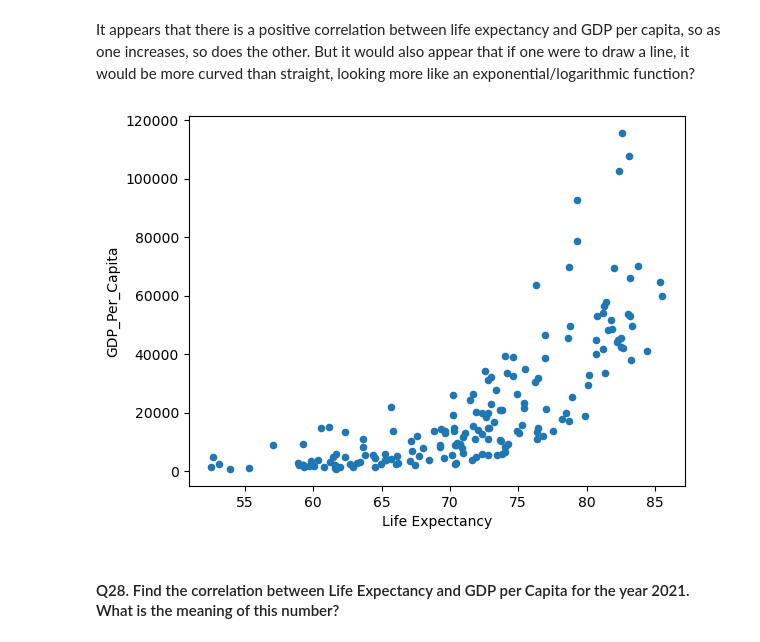
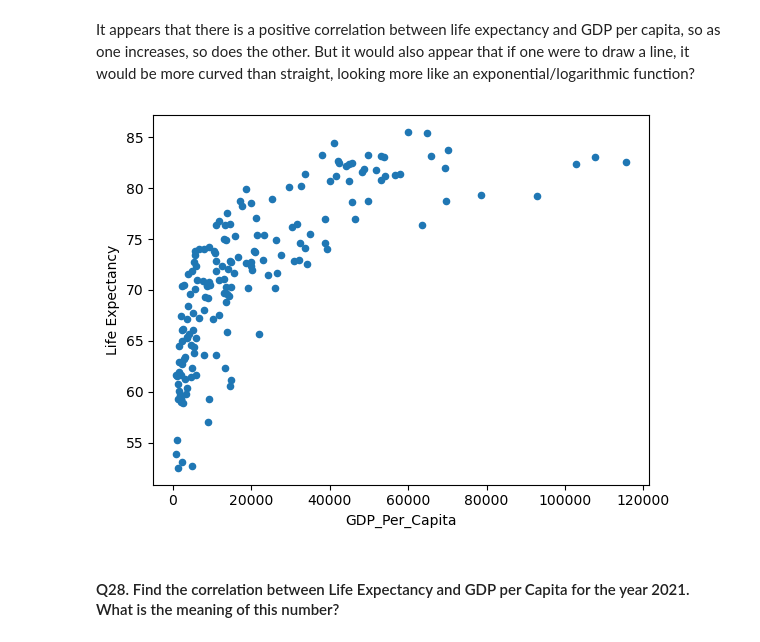
Before and after one commit to nss-data-science-cohort-8/un-exploration-mariacancodenow, a Jupyter notebook: notebooks/UN_Data_Exploration.ipynb, the cells around one changed output. Saved outputs shown, nothing was run; the diff lists cells and outputs as text; code cells hidden in the pictures.

```diff
--- a/notebooks/UN_Data_Exploration.ipynb
+++ b/notebooks/UN_Data_Exploration.ipynb
@@ -649,5 +229,2 @@ life_expectancy
 # %% [markdown]
 #### Q22. Drop the Country Code, Indicator Name, and Indicator Code columns. Then use .melt() to convert your data from wide to long. That is, instead of having one row per country and multiple colums per year, we want to have multiple rows per country and a single column for year. After melting, rename the columns to Country, Year, and Life_Expectancy.
-# %%
-life_expectancy = life_expectancy.drop(columns=['Country Code', 'Indicator Name', 'Indicator Code'])
-life_expectancy
@@ -668,7 +231,7 @@ life_expectancy
 # %%
 life_expectancy = (
     life_expectancy
+    .drop(columns=['Country Code', 'Indicator Name', 'Indicator Code'])
     .melt(id_vars = 'Country Name', var_name = 'Year', value_name = 'Life Expectancy')
     .rename(columns={'Country Name': 'Country'})
 )
-life_expectancy
@@ -882,11 +311,11 @@ But it would also appear that if one were to draw a line, it would be more curve
 # %%
 gdp_le_2021.plot(
     kind="scatter",
-    x="Life Expectancy",
-    y="GDP_Per_Capita"
+    y="Life Expectancy",
+    x="GDP_Per_Capita"
 );
 # %% [output]
-[figure, old version]
+[figure, new version]
 # %% [markdown]
 #### Q28. Find the correlation between Life Expectancy and GDP per Capita for the year 2021. What is the meaning of this number?
 # %% [markdown]
```
Also changed, not shown: parts of 73 cells of this notebook.
